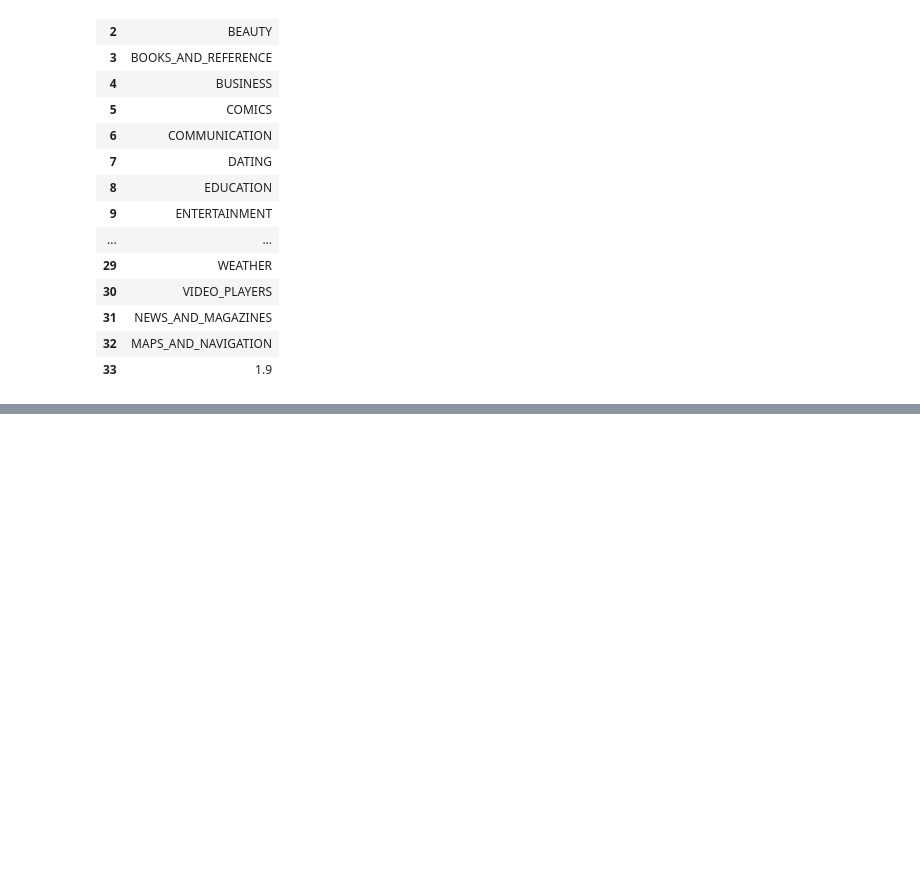
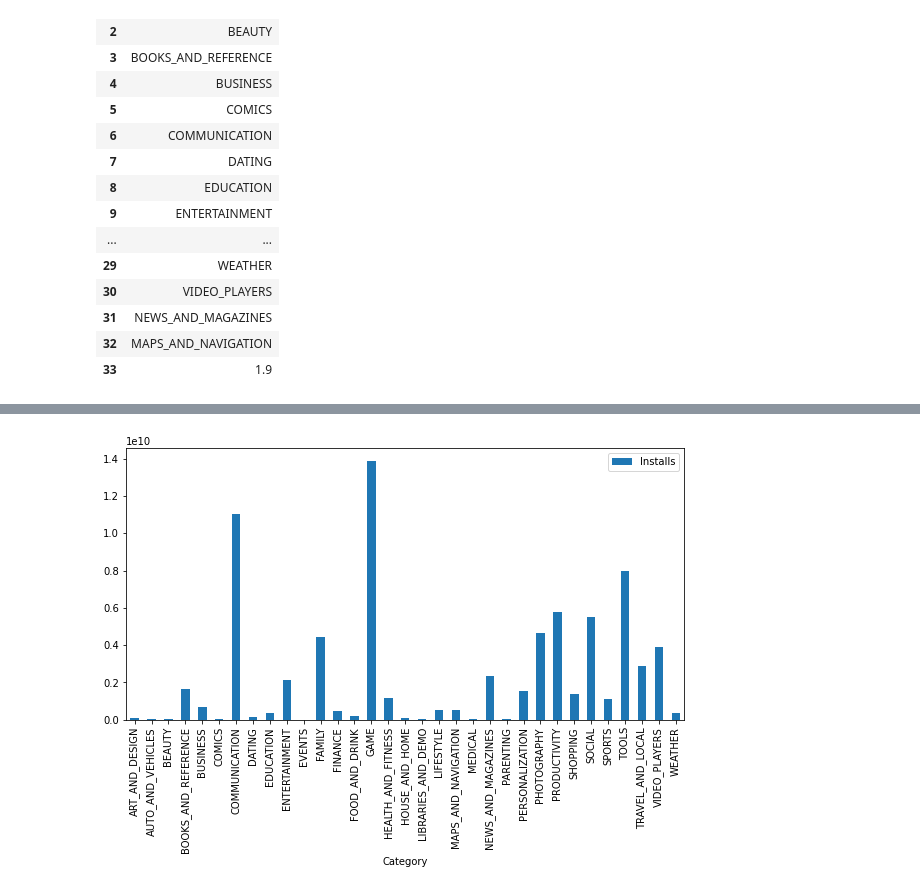
Before and after one commit to sonika-07/Play_Store_App_Review_Analysis, a Jupyter notebook: Playstore_App_Review_Analysis_Capston_Project.ipynb, the cells around one changed output, grey strips where cells are left out. Drawn from its saved outputs; the diff is of its cells as text; code cells hidden in the pictures; blank space fills up the shorter version.

```diff
--- a/Playstore_App_Review_Analysis_Capston_Project.ipynb
+++ b/Playstore_App_Review_Analysis_Capston_Project.ipynb
@@ -173,0 +329,2 @@ Name: Category, dtype: int64
+# %%
+df['Reviews']=df['Reviews'].astype(float)
@@ -173,0 +380,8 @@ Name: Category, dtype: int64
+# %%
+df['Size']=df.Size.apply(lambda x:x.strip('+'))
+df['Size']=df['Size'].apply(lambda x:x.replace(',',''))
+df['Size']=df.Size.apply(lambda x: x.replace('k',''))
+df['Size']=df['Size'].apply(lambda x:x.replace('M','000'))
+df['Size']=df.Size.replace('Varies with device',np.NaN)
+df['Size']=pd.to_numeric(df['Size'])
+df['Size'].head(10)
@@ -173,0 +429,2 @@ Name: Category, dtype: int64
+# %%
+df=df.drop(['Last Updated' , 'Current Ver' , 'Android Ver'],axis=1)
@@ -173,0 +529,3 @@ Name: Category, dtype: int64
+# %%
+category_install=pd.DataFrame(df.groupby(by='Category',as_index=False)['Installs'].sum())
+category_install
@@ -173,0 +550,5 @@ Name: Category, dtype: int64
+# %%
+category_install.plot(x='Category',y='Installs',figsize=(10,5),kind='bar')
+plt.show()
+# %% [output]
+[figure, added]
```
Also changed, not shown: parts of 66 cells of this notebook.
